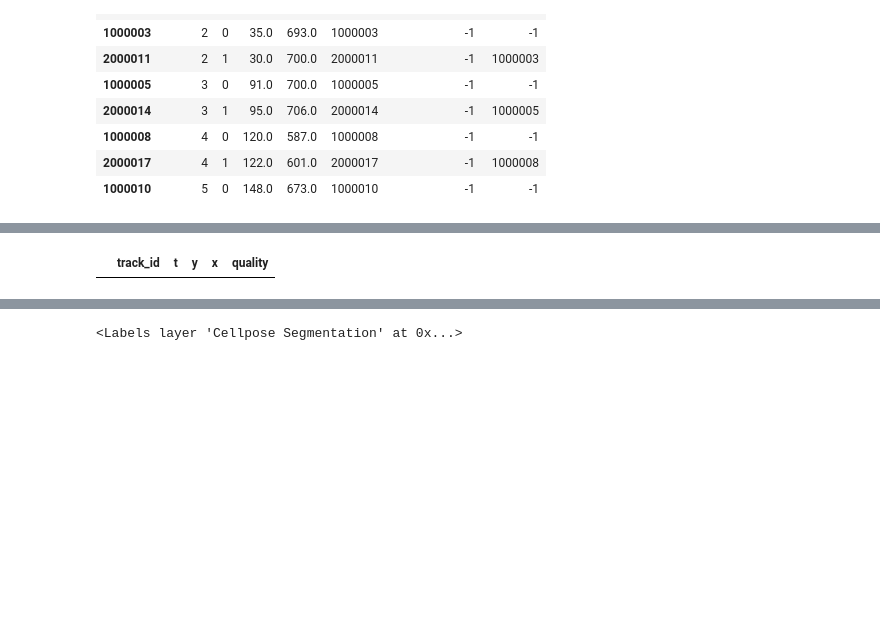
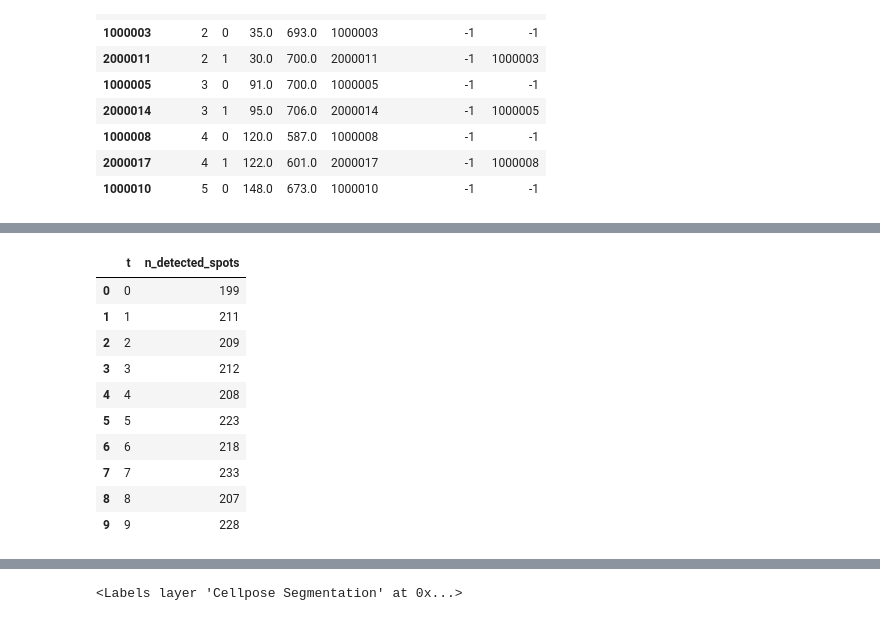
Before and after one commit to isobelth/image_quantification, a Jupyter notebook: Annexin_V_Incucyte_Analysis/Cell_death_publication.ipynb, the cells around one changed output, grey strips where cells are left out. Cells and saved outputs as stored; diff of their text form; code cells hidden in the pictures; blank space fills up the shorter version.

Commit message:
working trackmate tracking

```diff
--- a/Annexin_V_Incucyte_Analysis/Cell_death_publication.ipynb
+++ b/Annexin_V_Incucyte_Analysis/Cell_death_publication.ipynb
@@ -477,5 +499,4 @@ Saved TrackMate label input stack: C:\Users\isobe\Dropbox (Personal)\Python\imag
 # %%
-
 # 3) Initialize Fiji headless through PyImageJ
 print("Initializing PyImageJ headless (first run may download Fiji components)...")
 ij = imagej.init("sc.fiji:fiji", mode=Mode.HEADLESS, add_legacy=True)
@@ -484,8 +505,6 @@ ij = imagej.init("sc.fiji:fiji", mode=Mode.HEADLESS, add_legacy=True)
 IJ = sj.jimport("ij.IJ")
 HashMap = sj.jimport("java.util.HashMap")
 ArrayList = sj.jimport("java.util.ArrayList")
-Collections = sj.jimport("java.util.Collections")
-Comparator = sj.jimport("java.util.Comparator")
 Integer = sj.jimport("java.lang.Integer")
 Double = sj.jimport("java.lang.Double")
 
@@ -501,6 +520,19 @@ AdvancedKalmanTrackerFactory = sj.jimport("fiji.plugin.trackmate.tracking.kalman
 imp = IJ.openImage(str(trackmate_input_tif))
 if imp is None:
     raise RuntimeError(f"Could not open image: {trackmate_input_tif}")
+
+if DEBUG_TRACKMATE:
+    print("=== ImagePlus diagnostics (before forcing T axis) ===")
+    print(f"nFrames={imp.getNFrames()}, nSlices={imp.getNSlices()}, nChannels={imp.getNChannels()}")
+
+# Force interpretation as T,Y,X (not C,Y,X or Z,Y,X): C=1, Z=1, T=n_timepoints
+n_timepoints = int(label_stack.shape[0])
+imp.setDimensions(1, 1, n_timepoints)
+imp.setOpenAsHyperStack(True)
+
+if DEBUG_TRACKMATE:
+    print("=== ImagePlus diagnostics (after forcing T axis) ===")
+    print(f"nFrames={imp.getNFrames()}, nSlices={imp.getNSlices()}, nChannels={imp.getNChannels()}")
 
 model = Model()
 model.setLogger(Logger.IJ_LOGGER)
@@ -530,27 +562,51 @@ tracker_settings.put("GAP_CLOSING_FEATURE_PENALTIES", feature_penalties)
 settings.trackerSettings = tracker_settings
 settings.addAllAnalyzers()
 
+if DEBUG_TRACKMATE:
+    print("=== TrackMate settings debug ===")
+    print(f"Detector factory: {settings.detectorFactory}")
+    print(f"Detector settings: {dict(detector_settings)}")
+    print("Tracker settings keys:", list(tracker_settings.keySet()))
+    print("Tracker distance params:",
+          f"LINKING_MAX_DISTANCE={tracker_settings.get('LINKING_MAX_DISTANCE')},",
+          f"KALMAN_SEARCH_RADIUS={tracker_settings.get('KALMAN_SEARCH_RADIUS')}")
+
 trackmate = TrackMate(model, settings)
 if not trackmate.checkInput():
     raise RuntimeError(f"TrackMate input error: {trackmate.getErrorMessage()}")
 if not trackmate.process():
     raise RuntimeError(f"TrackMate process error: {trackmate.getErrorMessage()}")
 
+# Debug: detected spots vs linked tracks
+spots = model.getSpots()
+n_spots = int(spots.getNSpots(True))
+tm = model.getTrackModel()
+track_ids = list(tm.trackIDs(True))
+n_tracks = len(track_ids)
+if DEBUG_TRACKMATE:
+    print("=== Output diagnostics ===")
+    print(f"Detected spots (all frames): {n_spots}")
+    print(f"Linked tracks: {n_tracks}")
+
+    # Spot count per frame
+    try:
+        spot_rows = []
+        for frame in range(int(label_stack.shape[0])):
+            n_frame_spots = int(spots.getNSpots(frame, True))
+            spot_rows.append({"t": frame, "n_detected_spots": n_frame_spots})
+        spots_per_frame_df = pd.DataFrame(spot_rows)
+        print("Detected spots per frame (first 10):")
+        display(spots_per_frame_df.head(10))
+    except Exception as e:
+        print(f"Could not compute spots-per-frame breakdown: {e}")
+
 # 5) Export tracks to DataFrame + CSV
-tm = model.getTrackModel()
 rows = []
-for track_id in tm.trackIDs(True):
-    spots = ArrayList(tm.trackSpots(track_id))
+for track_id in track_ids:
+    track_spots = list(tm.trackSpots(track_id))
+    track_spots.sort(key=lambda s: float(s.getFeature("FRAME")))
 
-    class FrameComparator(Comparator):
-        def compare(self, a, b):
-            fa = float(a.getFeature("FRAME"))
-            fb = float(b.getFeature("FRAME"))
-            return -1 if fa < fb else (1 if fa > fb else 0)
-
-    Collections.sort(spots, FrameComparator())
-
-    for spot in spots:
+    for spot in track_spots:
         t = int(float(spot.getFeature("FRAME")))
         x = float(spot.getFeature("POSITION_X"))
         y = float(spot.getFeature("POSITION_Y"))
@@ -561,6 +617,11 @@ trackmate_tracks_df = pd.DataFrame(rows, columns=["track_id", "t", "y", "x", "qu
 tracks_csv = TRACKMATE_WORKDIR / "trackmate_tracks.csv"
 trackmate_tracks_df.to_csv(tracks_csv, index=False)
 
+if DEBUG_TRACKMATE and len(trackmate_tracks_df) > 0:
+    track_len = trackmate_tracks_df.groupby("track_id").size()
+    print("Track length summary:")
+    print(track_len.describe())
+
 print(f"Saved TrackMate CSV: {tracks_csv.resolve()}")
 print(f"Loaded TrackMate tracks: {len(trackmate_tracks_df)} rows")
 display(trackmate_tracks_df.head(10))
@@ -571 +643,11 @@ Loaded TrackMate tracks: 0 rows
-|  | track_id | t | y | x | quality |
+|  | t | n_detected_spots |
+| 0 | 0 | 199 |
+| 1 | 1 | 211 |
+| 2 | 2 | 209 |
+| 3 | 3 | 212 |
+| 4 | 4 | 208 |
+| 5 | 5 | 223 |
+| 6 | 6 | 218 |
+| 7 | 7 | 233 |
+| 8 | 8 | 207 |
+| 9 | 9 | 228 |
```
Also changed, not shown: parts of 3 cells of this notebook.
